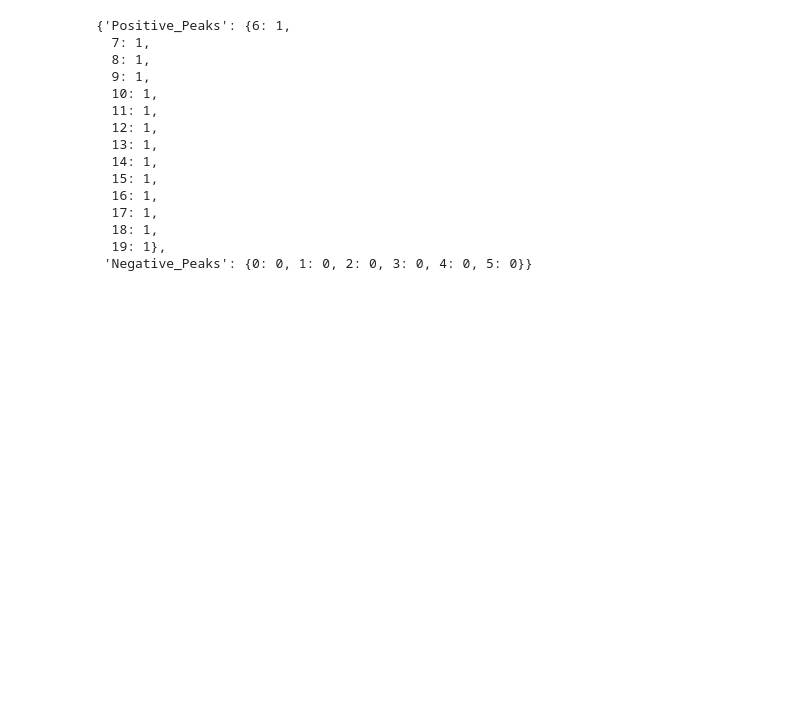
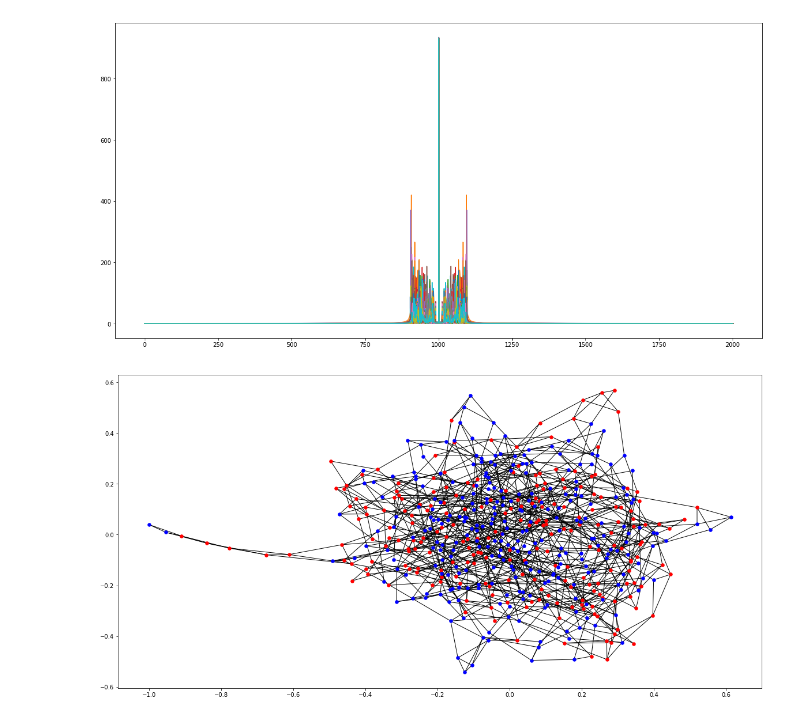
Before and after one commit to brendanshanahan/cnets, a Jupyter notebook: presentation.ipynb, the cells around one changed output. Saved outputs shown, nothing was run; the diff lists cells and outputs as text; code cells hidden in the pictures; blank space fills up the shorter version.

```diff
--- a/presentation.ipynb
+++ b/presentation.ipynb
@@ -102,18 +95,8 @@ plot_fft(c)
+# %%
+plot_fft(c)
+# %% [output]
+[figure, added]
 # %%
-simulations.simulations.fft_peaks(c)
+simulations.simulations.highlight_clusters(c, fft_peaks(c))
 # %% [output]
-{'Positive_Peaks': {6: 1,
-  7: 1,
-  8: 1,
-  9: 1,
-  10: 1,
-  11: 1,
-  12: 1,
-  13: 1,
-  14: 1,
-  15: 1,
-  16: 1,
-  17: 1,
-  18: 1,
-  19: 1},
- 'Negative_Peaks': {0: 0, 1: 0, 2: 0, 3: 0, 4: 0, 5: 0}}
+[figure, added]
```
Also changed, not shown: parts of 13 cells of this notebook, 1 other file.
